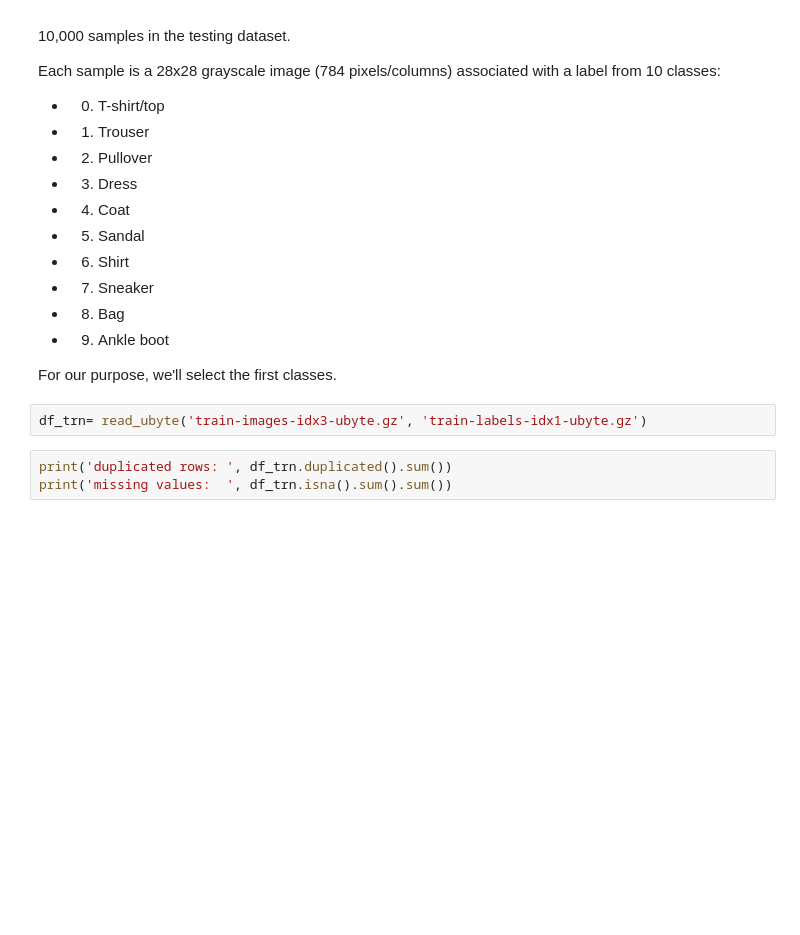
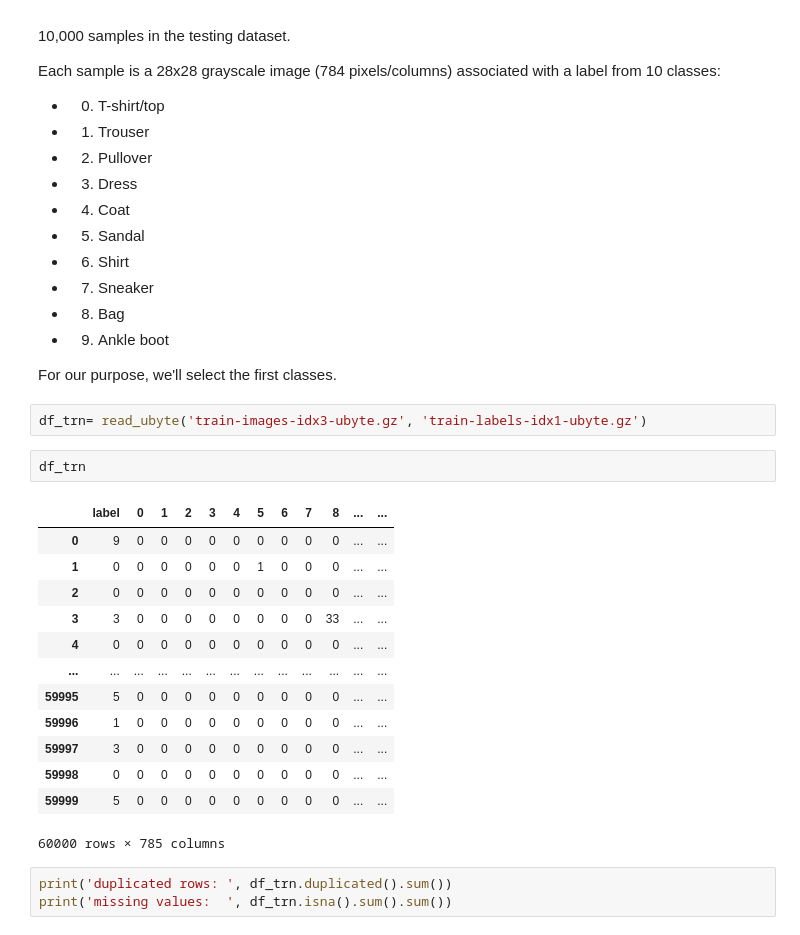
Before and after one commit to 3ab3z2/Machine-fashion-model-mnist, a Jupyter notebook: 20241203-fashion.ipynb, the cells around one changed output. Saved outputs shown, nothing was run; the diff lists cells and outputs as text; blank space fills up the shorter version.

```diff
--- a/20241203-fashion.ipynb
+++ b/20241203-fashion.ipynb
@@ -63,6 +63,22 @@ Each sample is a 28x28 grayscale image (784 pixels/columns) associated with a la
 For our purpose, we'll select the first classes.
 # %%
 df_trn= read_ubyte('train-images-idx3-ubyte.gz', 'train-labels-idx1-ubyte.gz')
+# %%
+df_trn
+# %% [output]
+|  | label | 0 | 1 | 2 | 3 | 4 | 5 | 6 | 7 | 8 | ... | ... |
+| 0 | 9 | 0 | 0 | 0 | 0 | 0 | 0 | 0 | 0 | 0 | ... | ... |
+| 1 | 0 | 0 | 0 | 0 | 0 | 0 | 1 | 0 | 0 | 0 | ... | ... |
+| 2 | 0 | 0 | 0 | 0 | 0 | 0 | 0 | 0 | 0 | 0 | ... | ... |
+| 3 | 3 | 0 | 0 | 0 | 0 | 0 | 0 | 0 | 0 | 33 | ... | ... |
+| 4 | 0 | 0 | 0 | 0 | 0 | 0 | 0 | 0 | 0 | 0 | ... | ... |
+| ... | ... | ... | ... | ... | ... | ... | ... | ... | ... | ... | ... | ... |
+| 59995 | 5 | 0 | 0 | 0 | 0 | 0 | 0 | 0 | 0 | 0 | ... | ... |
+| 59996 | 1 | 0 | 0 | 0 | 0 | 0 | 0 | 0 | 0 | 0 | ... | ... |
+| 59997 | 3 | 0 | 0 | 0 | 0 | 0 | 0 | 0 | 0 | 0 | ... | ... |
+| 59998 | 0 | 0 | 0 | 0 | 0 | 0 | 0 | 0 | 0 | 0 | ... | ... |
+| 59999 | 5 | 0 | 0 | 0 | 0 | 0 | 0 | 0 | 0 | 0 | ... | ... |
+60000 rows × 785 columns
 # %%
 print('duplicated rows: ', df_trn.duplicated().sum())
 print('missing values:  ', df_trn.isna().sum().sum())
```
Also changed, not shown: parts of 9 cells of this notebook.
